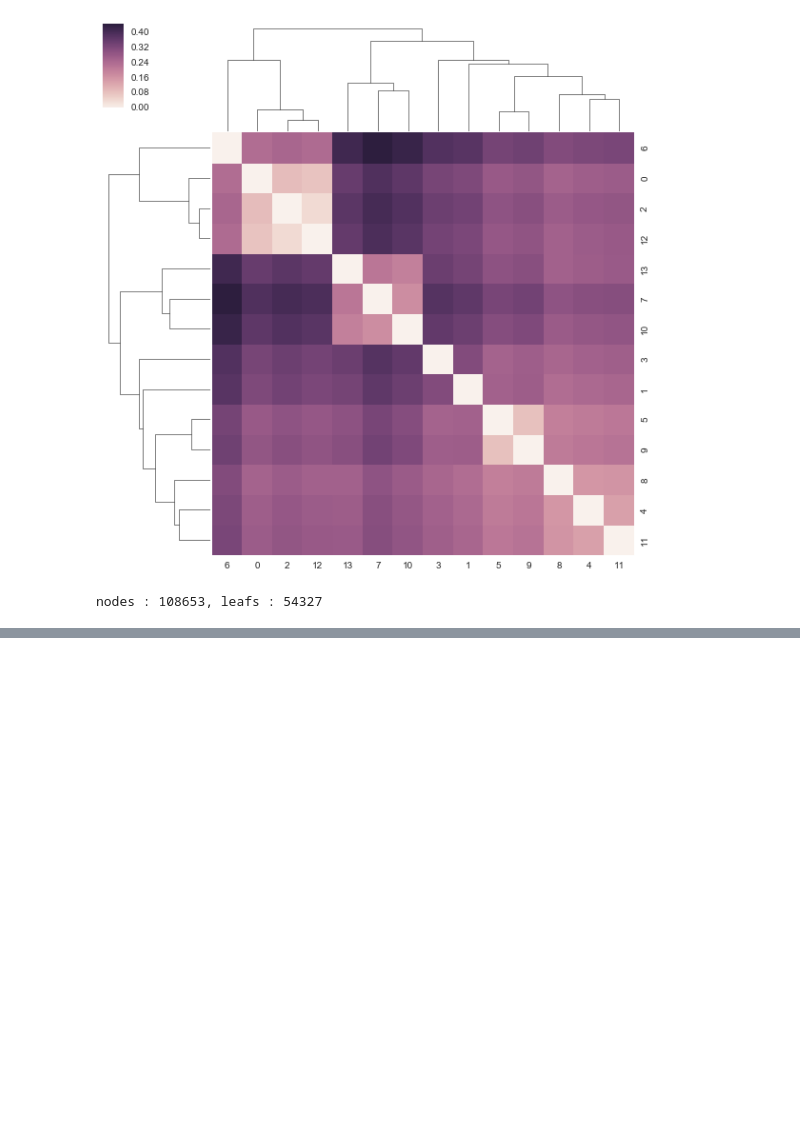
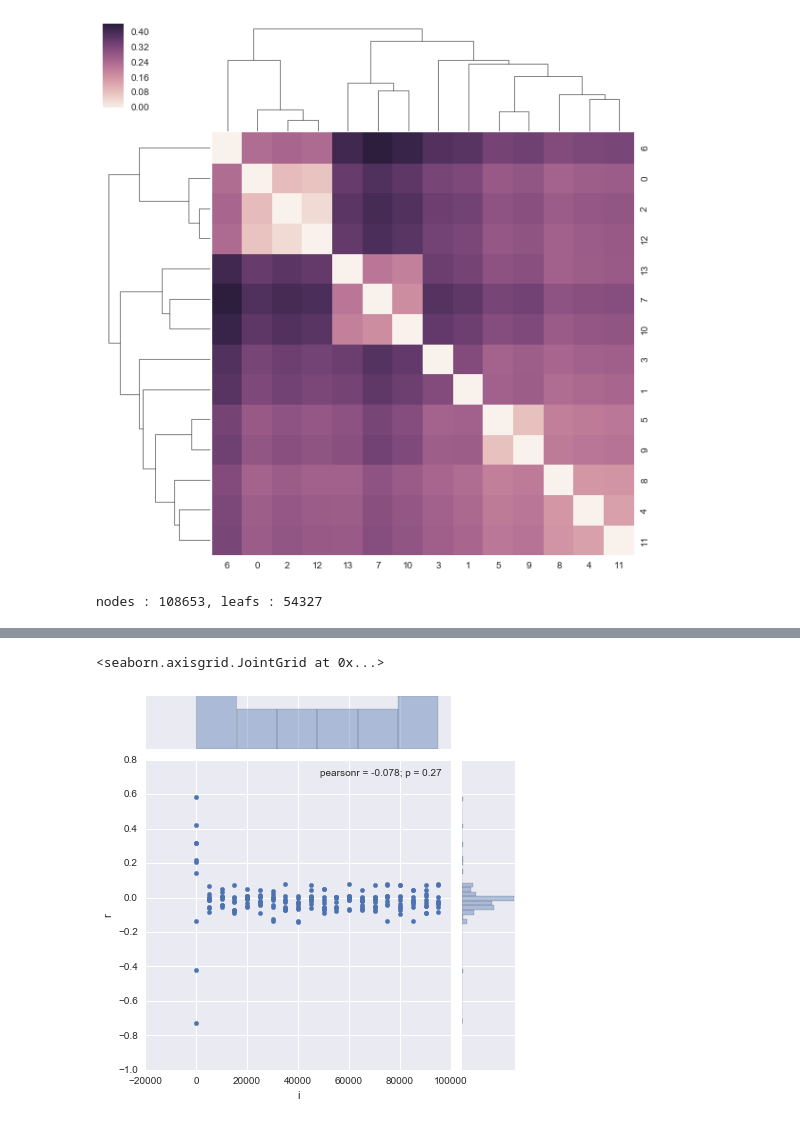
Before and after one commit to ryneches/Shand, a Jupyter notebook: examples.ipynb, the cells around one changed output, grey strips where cells are left out. Drawn from its saved outputs; the diff is of its cells as text; code cells hidden in the pictures; blank space fills up the shorter version.

```diff
--- a/examples.ipynb
+++ b/examples.ipynb
@@ -189,0 +236,37 @@ with seaborn.axes_style("white"):
+# %%
+from random import shuffle
+from itertools import combinations
+from intbitset import intbitset
+
+def sample_paired_distances( id, n ) :
+    clade = intbitset(T1.get_leafs(id))
+    l = filter( lambda x : x[0] in clade, F )
+    nl = len(l)
+    gpairs = zeros( (n,2), dtype=int )
+    hpairs = zeros( (n,2), dtype=int )
+    shuffle(l)
+    for i,((g1,h1),(g2,h2)) in enumerate(combinations( l, 2 )) :
+        if i >= n : break
+        gpairs[i,0] = g1
+        gpairs[i,1] = g2
+        hpairs[i,0] = h1
+        hpairs[i,1] = h2
+    gd = T1.distances( gpairs )
+    hd = T.distances(  hpairs )
+    return { 'length' : len(clade), 'n_links' : len(l), 'guest distances' : gd, 'host distances' : hd }
+# %%
+%%prun
+
+def sample_root_dist( n ) :
+    result = sample_paired_distances( T1.root, n )
+    return correlation( result['guest distances'], result['host distances'] )
+
+samples = []
+for i in xrange(10,100000,5000) :
+    print i
+    tests = []
+    for j in xrange( 10 ) :
+        r = sample_root_dist( i )
+        tests.append( r )
+    print std(tests)
+    samples.append( tests )
@@ -189,0 +292,6 @@ with seaborn.axes_style("white"):
+# %%
+df = pd.DataFrame( samples )
+seaborn.jointplot( 'i', 'r', data=df )
+# %% [output]
+<seaborn.axisgrid.JointGrid at 0x...>
+[figure, added]
```
Also changed, not shown: parts of 15 cells of this notebook.
